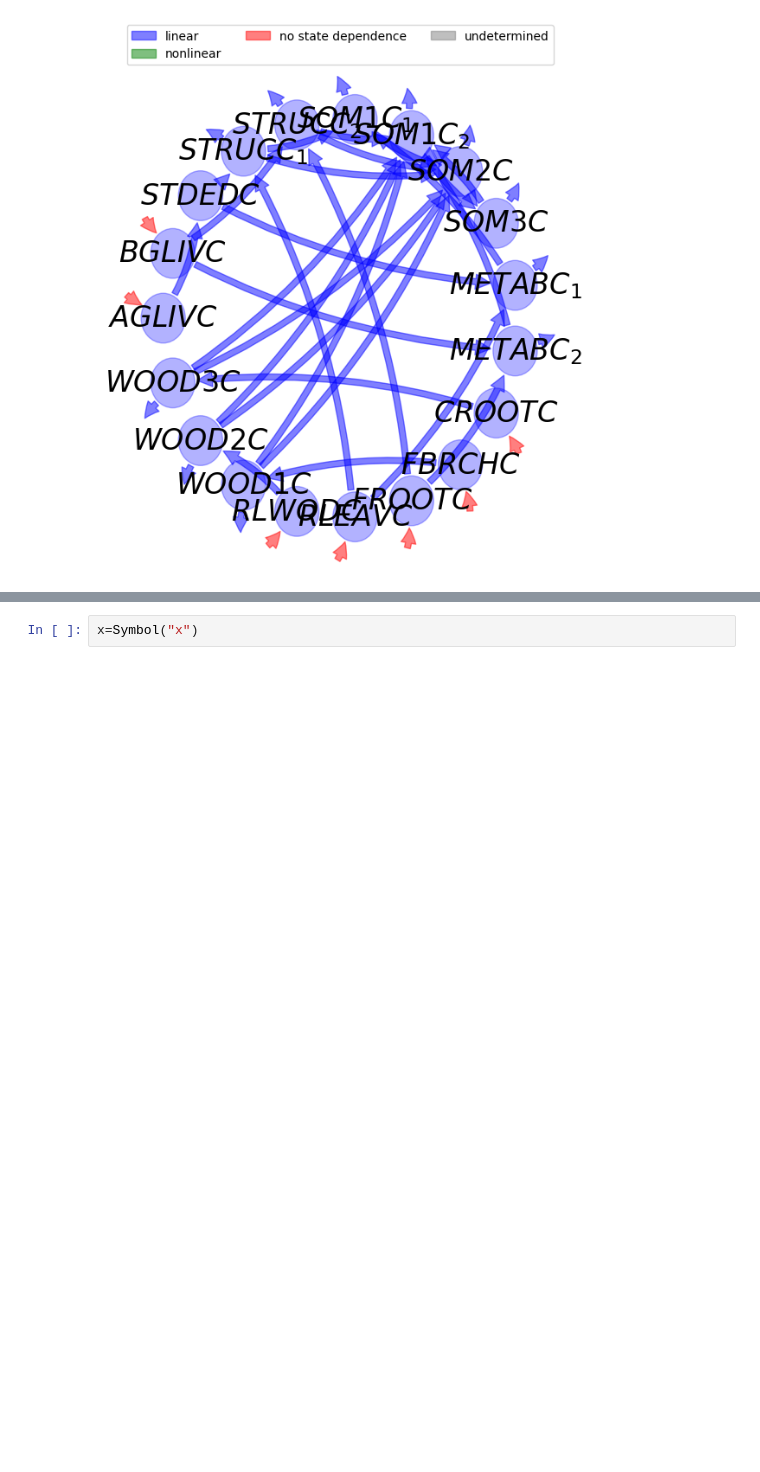
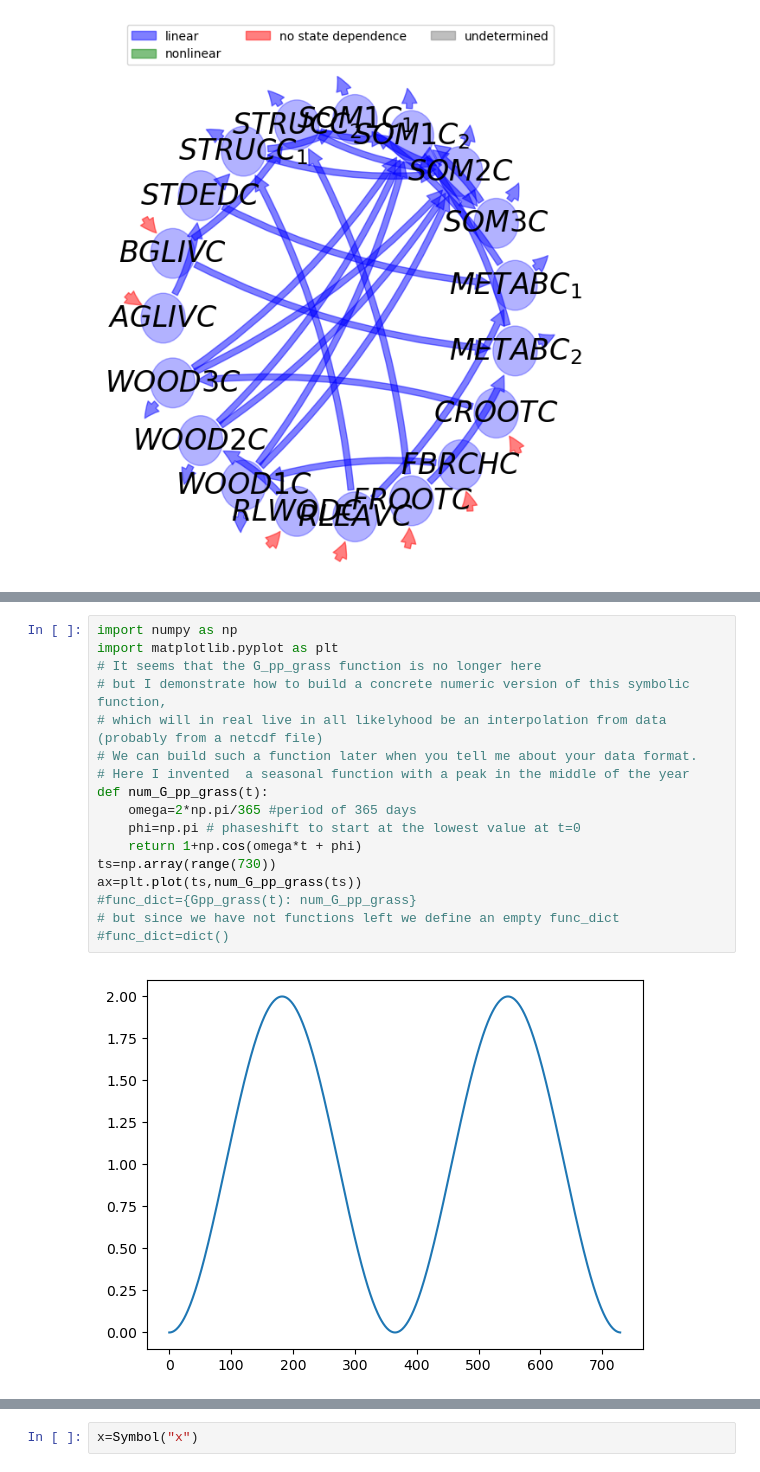
Before and after one commit to MPIBGC-TEE/bgc_md2, a Jupyter notebook: prototypes/mini_model.ipynb, the cells around one changed output, grey strips where cells are left out. Saved outputs shown, nothing was run; the diff lists cells and outputs as text; blank space fills up the shorter version.

```diff
--- a/prototypes/mini_model.ipynb
+++ b/prototypes/mini_model.ipynb
@@ -219,0 +292,19 @@ BI.sym_dict
+# %%
+import numpy as np
+import matplotlib.pyplot as plt
+# It seems that the G_pp_grass function is no longer here
+# but I demonstrate how to build a concrete numeric version of this symbolic function,
+# which will in real live in all likelyhood be an interpolation from data (probably from a netcdf file)
+# We can build such a function later when you tell me about your data format.
+# Here I invented  a seasonal function with a peak in the middle of the year
+def num_G_pp_grass(t):
+    omega=2*np.pi/365 #period of 365 days
+    phi=np.pi # phaseshift to start at the lowest value at t=0
+    return 1+np.cos(omega*t + phi)
+ts=np.array(range(730))
+ax=plt.plot(ts,num_G_pp_grass(ts))
+#func_dict={Gpp_grass(t): num_G_pp_grass}
+# but since we have not functions left we define an empty func_dict
+#func_dict=dict()
+# %% [output]
+[figure, added]
```
Also changed, not shown: parts of 21 cells of this notebook, 1 other file.
